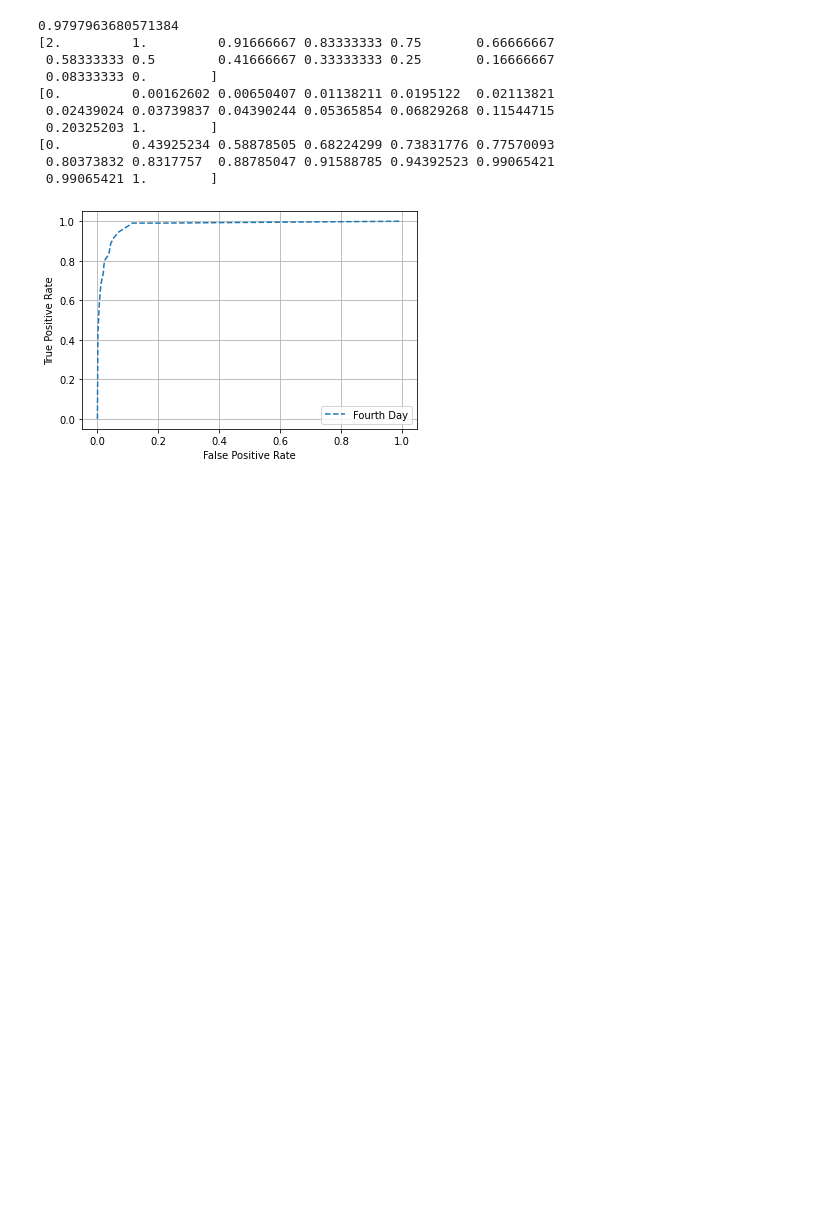
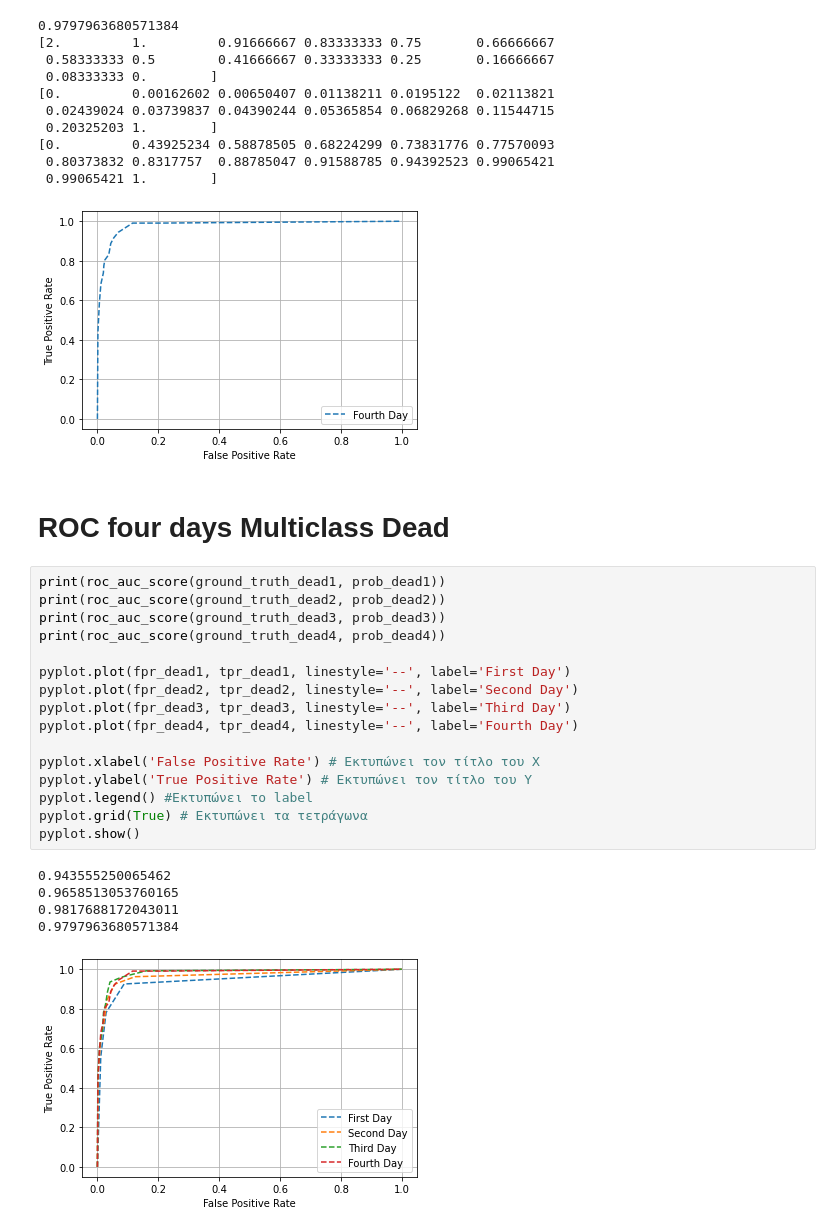
Before and after one commit to DimopDim/MimicIV, a Jupyter notebook: New_Code/07_11_ROC_Simple_Logistic.ipynb, the cells around one changed output. Cells and saved outputs as stored; diff of their text form; blank space fills up the shorter version.

```diff
--- a/New_Code/07_11_ROC_Simple_Logistic.ipynb
+++ b/New_Code/07_11_ROC_Simple_Logistic.ipynb
@@ -274,3 +299,27 @@ pyplot.show()
  0.80373832 0.8317757  0.88785047 0.91588785 0.94392523 0.99065421
  0.99065421 1.        ]
 [figure]
+# %% [markdown]
+# ROC four days Multiclass Dead
+# %%
+print(roc_auc_score(ground_truth_dead1, prob_dead1))
+print(roc_auc_score(ground_truth_dead2, prob_dead2))
+print(roc_auc_score(ground_truth_dead3, prob_dead3))
+print(roc_auc_score(ground_truth_dead4, prob_dead4))
+
+pyplot.plot(fpr_dead1, tpr_dead1, linestyle='--', label='First Day')
+pyplot.plot(fpr_dead2, tpr_dead2, linestyle='--', label='Second Day')
+pyplot.plot(fpr_dead3, tpr_dead3, linestyle='--', label='Third Day')
+pyplot.plot(fpr_dead4, tpr_dead4, linestyle='--', label='Fourth Day')
+
+pyplot.xlabel('False Positive Rate') # Εκτυπώνει τον τίτλο του Χ
+pyplot.ylabel('True Positive Rate') # Εκτυπώνει τον τίτλο του Υ
+pyplot.legend() #Εκτυπώνει το label
+pyplot.grid(True) # Εκτυπώνει τα τετράγωνα
+pyplot.show()
+# %% [output]
+0.943555250065462
+0.9658513053760165
+0.9817688172043011
+0.9797963680571384
+[figure, added]
```
Also changed, not shown: parts of 2 cells of this notebook.
